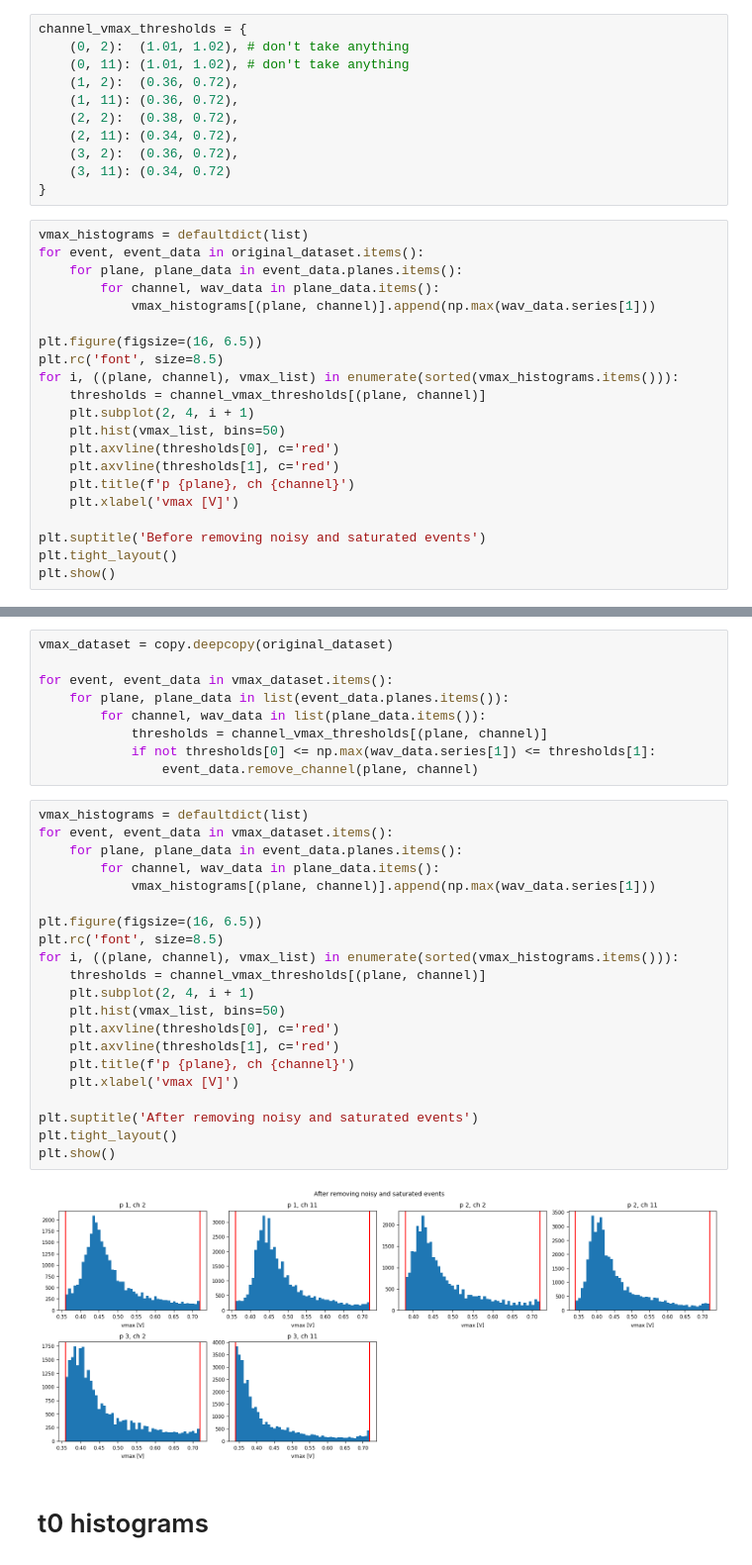
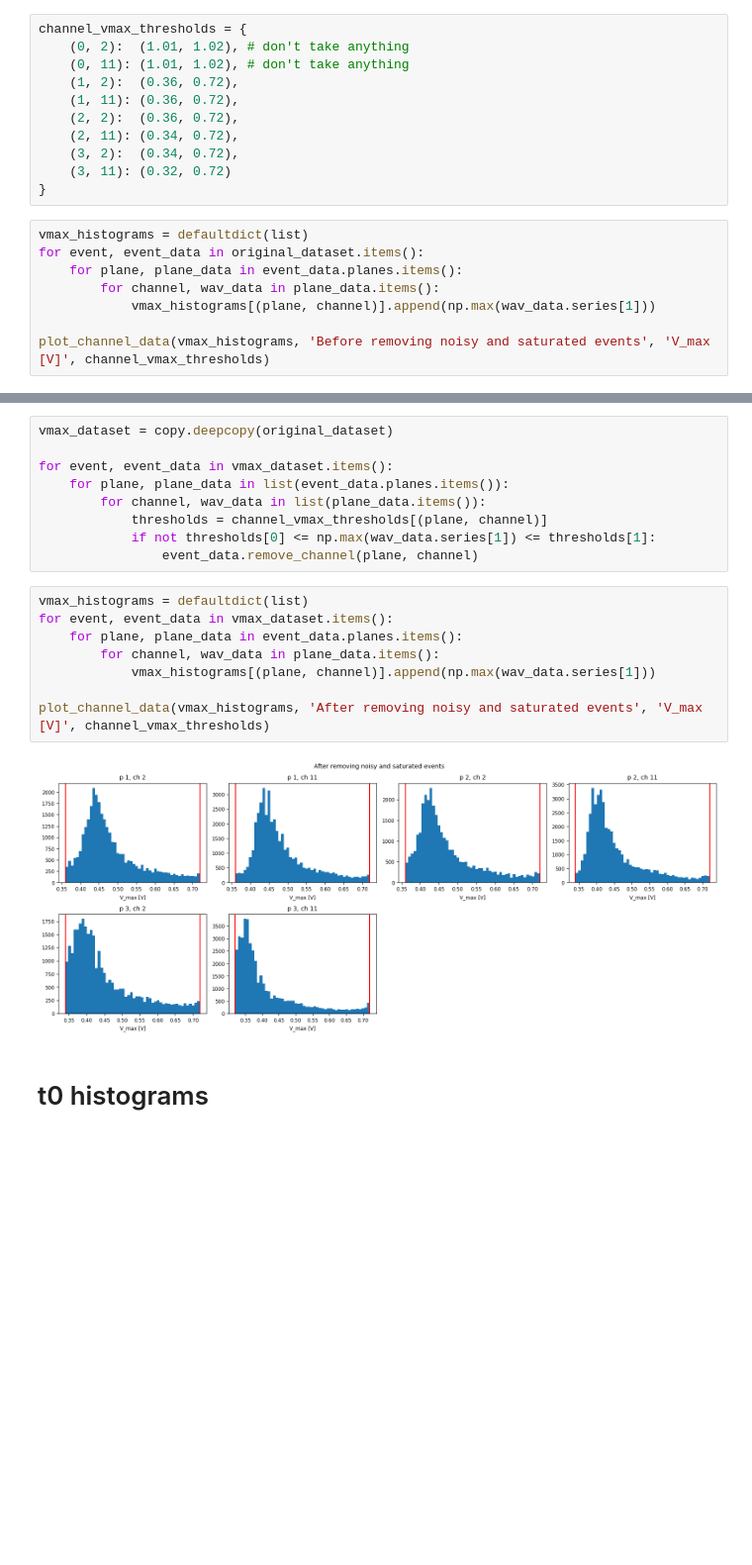
Before and after one commit to MatiXOfficial/pps-timing-ml, a Jupyter notebook: notebooks/dataset/process_input.ipynb, the cells around one changed output, grey strips where cells are left out. Shown at 99% size. Drawn from its saved outputs; the diff is of its cells as text; blank space fills up the shorter version.

```diff
--- a/notebooks/dataset/process_input.ipynb
+++ b/notebooks/dataset/process_input.ipynb
@@ -52,10 +70,10 @@ channel_vmax_thresholds = {
     (0, 11): (1.01, 1.02), # don't take anything
     (1, 2):  (0.36, 0.72),
     (1, 11): (0.36, 0.72),
-    (2, 2):  (0.38, 0.72),
+    (2, 2):  (0.36, 0.72),
     (2, 11): (0.34, 0.72),
-    (3, 2):  (0.36, 0.72),
-    (3, 11): (0.34, 0.72)
+    (3, 2):  (0.34, 0.72),
+    (3, 11): (0.32, 0.72)
 }
 # %%
 vmax_histograms = defaultdict(list)
@@ -64,18 +82,5 @@ for event, event_data in original_dataset.items():
         for channel, wav_data in plane_data.items():
             vmax_histograms[(plane, channel)].append(np.max(wav_data.series[1]))
 
-plt.figure(figsize=(16, 6.5))
-plt.rc('font', size=8.5)
-for i, ((plane, channel), vmax_list) in enumerate(sorted(vmax_histograms.items())):
-    thresholds = channel_vmax_thresholds[(plane, channel)]
-    plt.subplot(2, 4, i + 1)
-    plt.hist(vmax_list, bins=50)
-    plt.axvline(thresholds[0], c='red')
-    plt.axvline(thresholds[1], c='red')
-    plt.title(f'p {plane}, ch {channel}')
-    plt.xlabel('vmax [V]')
-
-plt.suptitle('Before removing noisy and saturated events')
-plt.tight_layout()
-plt.show()
+plot_channel_data(vmax_histograms, 'Before removing noisy and saturated events', 'V_max [V]', channel_vmax_thresholds)
 # %% [output]
@@ -92,26 +97,13 @@ for event, event_data in vmax_dataset.items():
 # %%
 vmax_histograms = defaultdict(list)
 for event, event_data in vmax_dataset.items():
     for plane, plane_data in event_data.planes.items():
         for channel, wav_data in plane_data.items():
             vmax_histograms[(plane, channel)].append(np.max(wav_data.series[1]))
 
-plt.figure(figsize=(16, 6.5))
-plt.rc('font', size=8.5)
-for i, ((plane, channel), vmax_list) in enumerate(sorted(vmax_histograms.items())):
-    thresholds = channel_vmax_thresholds[(plane, channel)]
-    plt.subplot(2, 4, i + 1)
-    plt.hist(vmax_list, bins=50)
-    plt.axvline(thresholds[0], c='red')
-    plt.axvline(thresholds[1], c='red')
-    plt.title(f'p {plane}, ch {channel}')
-    plt.xlabel('vmax [V]')
-
-plt.suptitle('After removing noisy and saturated events')
-plt.tight_layout()
-plt.show()
+plot_channel_data(vmax_histograms, 'After removing noisy and saturated events', 'V_max [V]', channel_vmax_thresholds)
 # %% [output]
-[figure, old version]
+[figure, new version]
 # %% [markdown]
 # t0 histograms
 # %%
```
Also changed, not shown: parts of 12 cells of this notebook, 5 other files.
